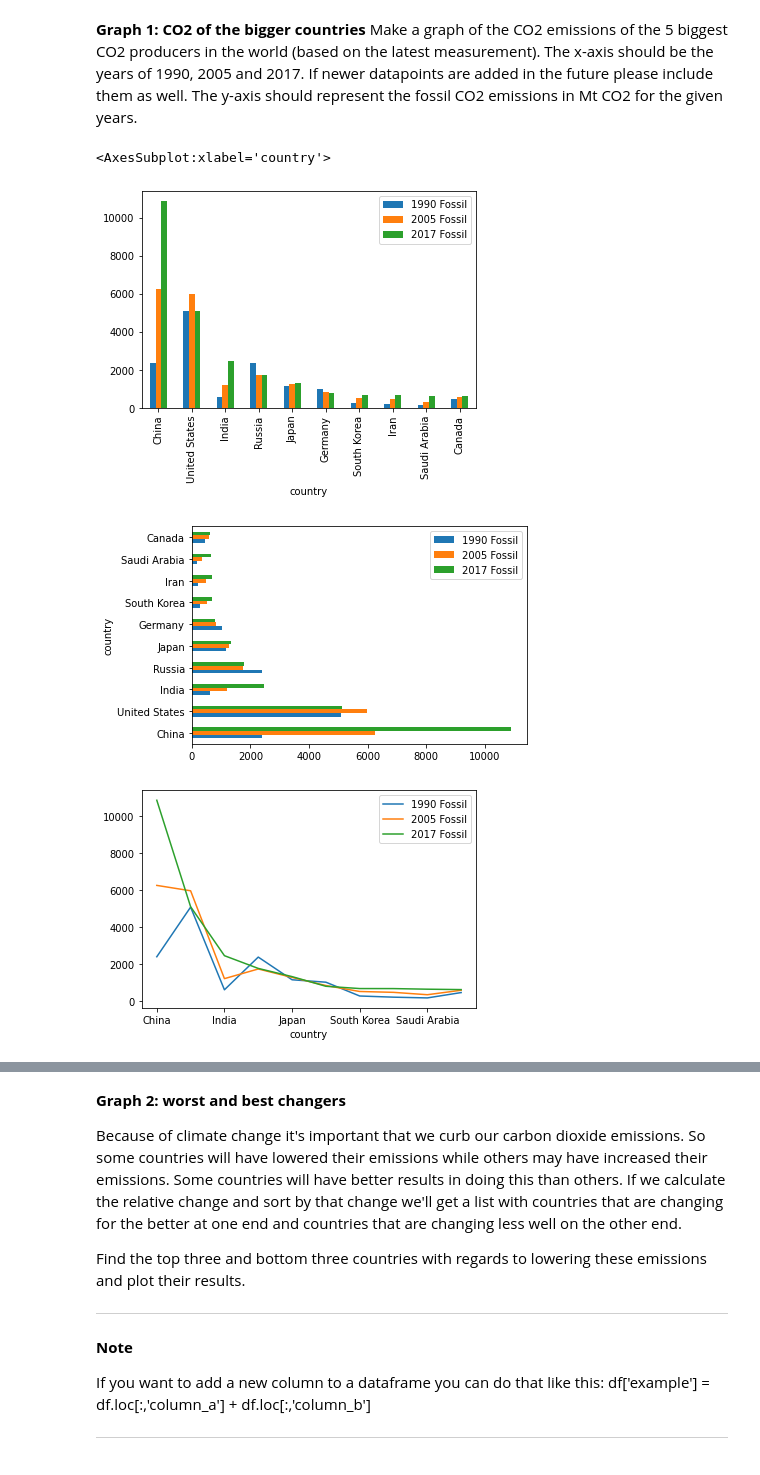
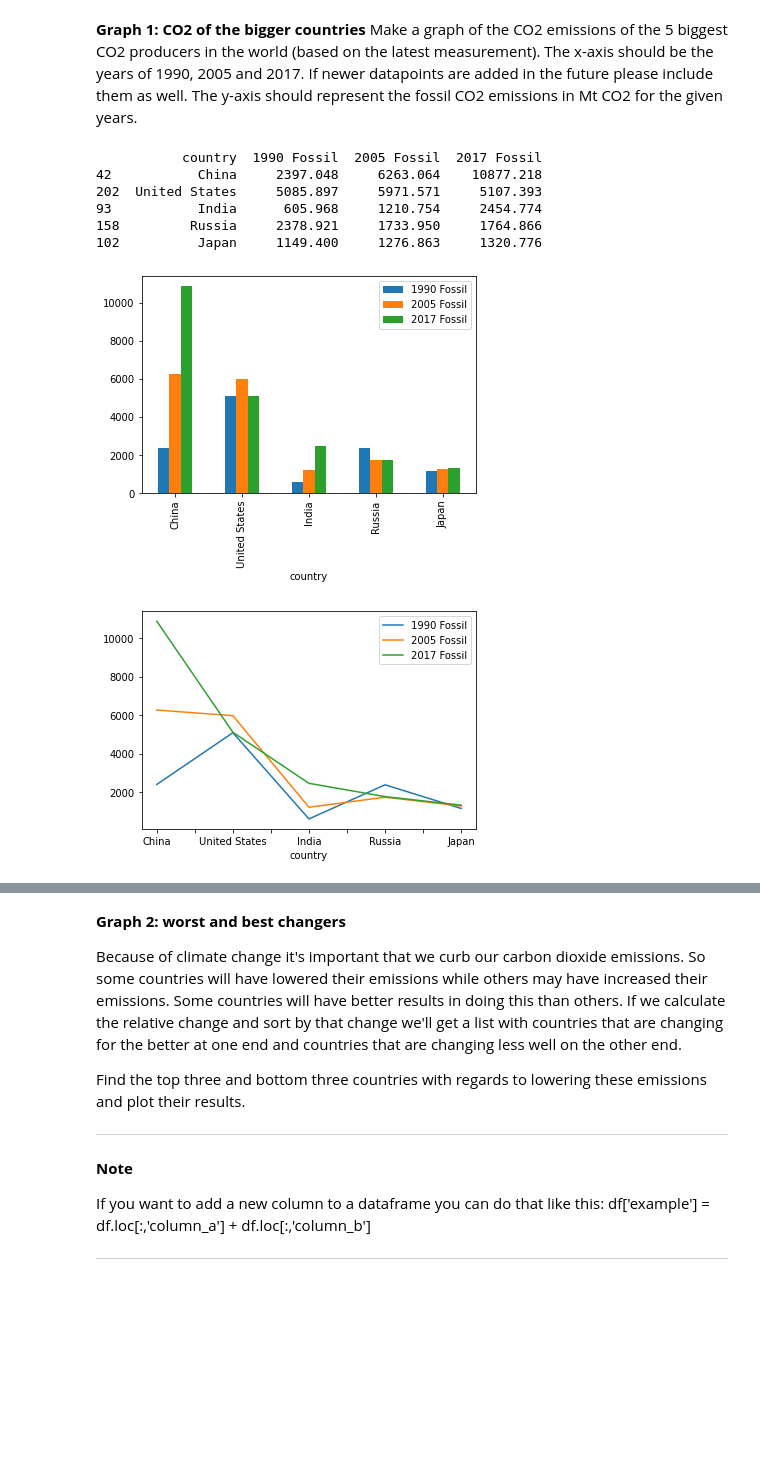
Before and after one commit to MevrouwHelderder/Assignments, a Jupyter notebook: Assignment_Global_CO2_Emissions.ipynb, the cells around one changed output, grey strips where cells are left out. Cells and saved outputs as stored; diff of their text form; code cells hidden in the pictures; blank space fills up the shorter version.

```diff
--- a/Assignment_Global_CO2_Emissions.ipynb
+++ b/Assignment_Global_CO2_Emissions.ipynb
@@ -39,18 +39,3 @@ countries
 # %% [markdown]
 **Graph 1: CO2 of the bigger countries**
 Make a graph of the CO2 emissions of the 5 biggest CO2 producers in the world (based on the latest measurement). The x-axis should be the years of 1990, 2005 and 2017. If newer datapoints are added in the future please include them as well. The y-axis should represent the fossil CO2 emissions in Mt CO2 for the given years.
-# %%
-# Ten biggest producers, all the columns, index set to country
-ten_biggest = (countries.sort_values("2017 Fossil", ascending = False).head(10)).set_index("country")
-
-# Ten biggest producers, just the nescessary columns:
-relevant_columns = ten_biggest.loc[:, ["1990 Fossil", "2005 Fossil", "2017 Fossil"]]
-# Bar chart
-bar_chart = relevant_columns.plot.bar()
-bar_chart_horizontal = relevant_columns.plot.barh()
-relevant_columns.plot()
-# %% [output]
-<AxesSubplot:xlabel='country'>
-[figure, removed]
-[figure, removed]
-[figure, removed]
@@ -58,0 +42,19 @@ relevant_columns.plot()
+# %%
+# Five biggest producers, all the relevant columns
+five_biggest = (countries.sort_values("2017 Fossil", ascending = False).head(5)).loc[:,["country","1990 Fossil", "2005 Fossil", "2017 Fossil"]]
+# Five biggest, index set to country
+country_index = five_biggest.set_index("country")
+# Bar chart
+bar_chart = country_index.plot.bar()
+country_index.plot()
+
+#Conclusion: Enough if we want a barchart but I need to find a way to make a linechart where the years are on the X axis
+# %% [output]
+           country  1990 Fossil  2005 Fossil  2017 Fossil
+42           China     2397.048     6263.064    10877.218
+202  United States     5085.897     5971.571     5107.393
+93           India      605.968     1210.754     2454.774
+158         Russia     2378.921     1733.950     1764.866
+102          Japan     1149.400     1276.863     1320.776
+[figure, added]
+[figure, added]
```
Also changed, not shown: parts of 2 cells of this notebook.
